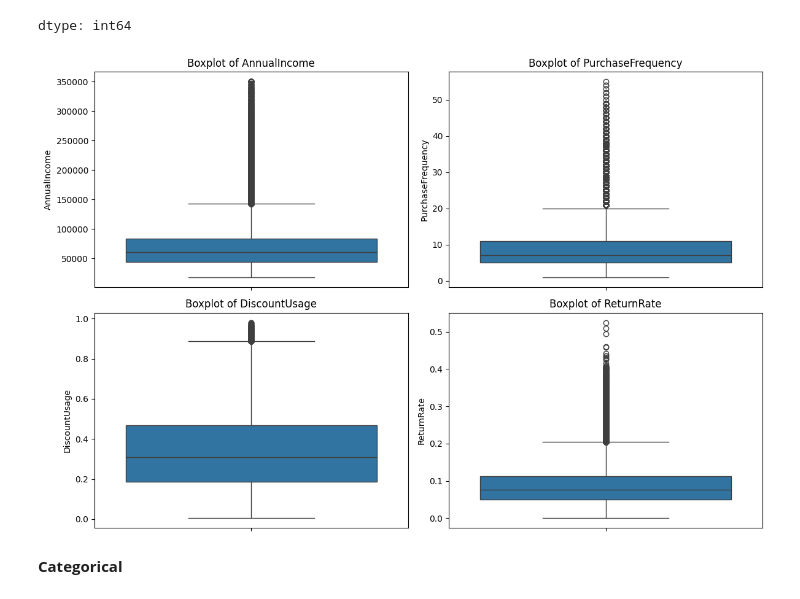
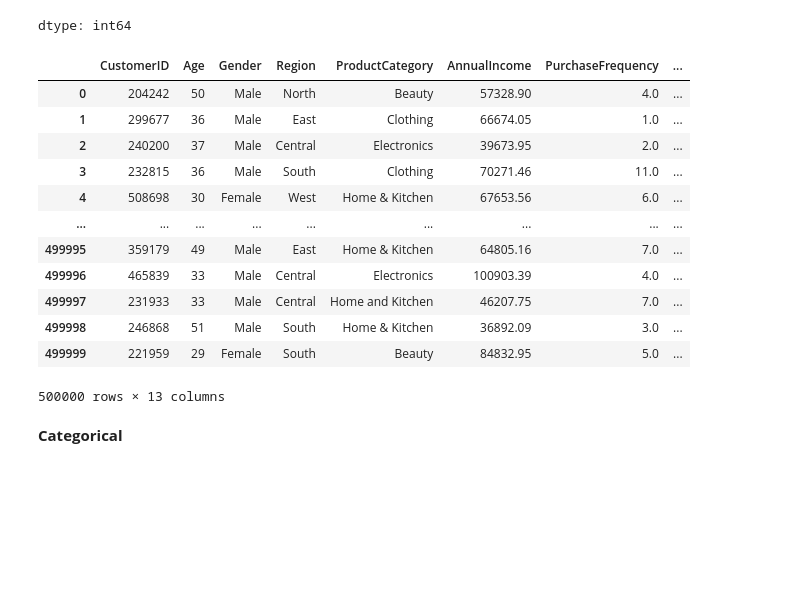
Before and after one commit to katiyardivyanshu08-bit/Retail_Pulse_Project_, a Jupyter notebook: 1_Retail_data_clean.ipynb, the cells around one changed output. Saved outputs shown, nothing was run; the diff lists cells and outputs as text; code cells hidden in the pictures; blank space fills up the shorter version.

```diff
--- a/1_Retail_data_clean.ipynb
+++ b/1_Retail_data_clean.ipynb
@@ -118,34 +116,32 @@ null_count[null_count>0]
 | ReturnRate | 3500 |
 dtype: int64
 # %%
-import matplotlib.pyplot as plt
-import seaborn as sns
+# import matplotlib.pyplot as plt
+# import seaborn as sns
 
-num_cols = [
-    "AnnualIncome",
-    "PurchaseFrequency",
-    "DiscountUsage",
-    "ReturnRate"
-]
+# num_cols = [
+#     "AnnualIncome",
+#     "PurchaseFrequency",
+#     "DiscountUsage",
+#     "ReturnRate"
+# ]
 
-plt.figure(figsize=(12, 8))
+# plt.figure(figsize=(12, 8))
 
-for i, col in enumerate(num_cols, 1):
-    plt.subplot(2, 2, i)
-    sns.boxplot(y=df[col])
-    plt.title(f"Boxplot of {col}")
+# for i, col in enumerate(num_cols, 1):
+#     plt.subplot(2, 2, i)
+#     sns.boxplot(y=df[col])
+#     plt.title(f"Boxplot of {col}")
 
-plt.tight_layout()
-plt.show()
+# plt.tight_layout()
+# plt.show()
-# %% [output]
-[figure, removed]
 # %%
-num_cols = [
-    "AnnualIncome",
-    "PurchaseFrequency",
-    "DiscountUsage",
-    "ReturnRate"
-]
+# num_cols = [
+#     "AnnualIncome",
+#     "PurchaseFrequency",
+#     "DiscountUsage",
+#     "ReturnRate"
+# ]
 
-for col in num_cols:
-    df[col] = df[col].fillna(df[col].median())
+# for col in num_cols:
+#     df[col] = df[col].fillna(df[col].median())
@@ -152,3 +160,19 @@ for col in num_cols:
+# %%
+df
+# %% [output]
+|  | CustomerID | Age | Gender | Region | ProductCategory | AnnualIncome | PurchaseFrequency | ... |
+| 0 | 204242 | 50 | Male | North | Beauty | 57328.90 | 4.0 | ... |
+| 1 | 299677 | 36 | Male | East | Clothing | 66674.05 | 1.0 | ... |
+| 2 | 240200 | 37 | Male | Central | Electronics | 39673.95 | 2.0 | ... |
+| 3 | 232815 | 36 | Male | South | Clothing | 70271.46 | 11.0 | ... |
+| 4 | 508698 | 30 | Female | West | Home & Kitchen | 67653.56 | 6.0 | ... |
+| ... | ... | ... | ... | ... | ... | ... | ... | ... |
+| 499995 | 359179 | 49 | Male | East | Home & Kitchen | 64805.16 | 7.0 | ... |
+| 499996 | 465839 | 33 | Male | Central | Electronics | 100903.39 | 4.0 | ... |
+| 499997 | 231933 | 33 | Male | Central | Home and Kitchen | 46207.75 | 7.0 | ... |
+| 499998 | 246868 | 51 | Male | South | Home & Kitchen | 36892.09 | 3.0 | ... |
+| 499999 | 221959 | 29 | Female | South | Beauty | 84832.95 | 5.0 | ... |
+500000 rows × 13 columns
 # %% [markdown]
 **Categorical**
 # %%
```
Also changed, not shown: parts of 11 cells of this notebook.
